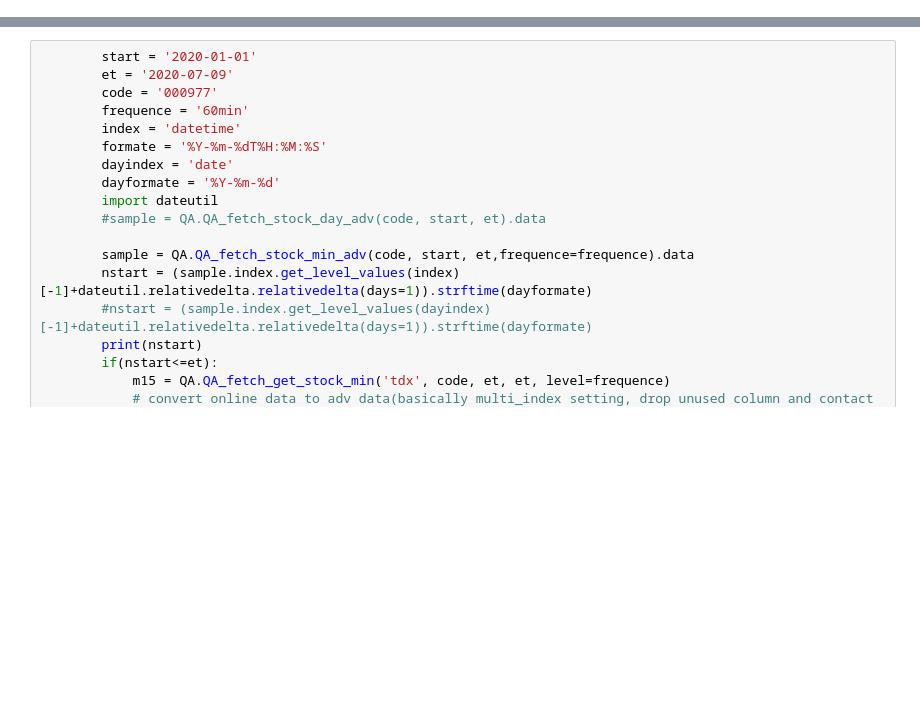
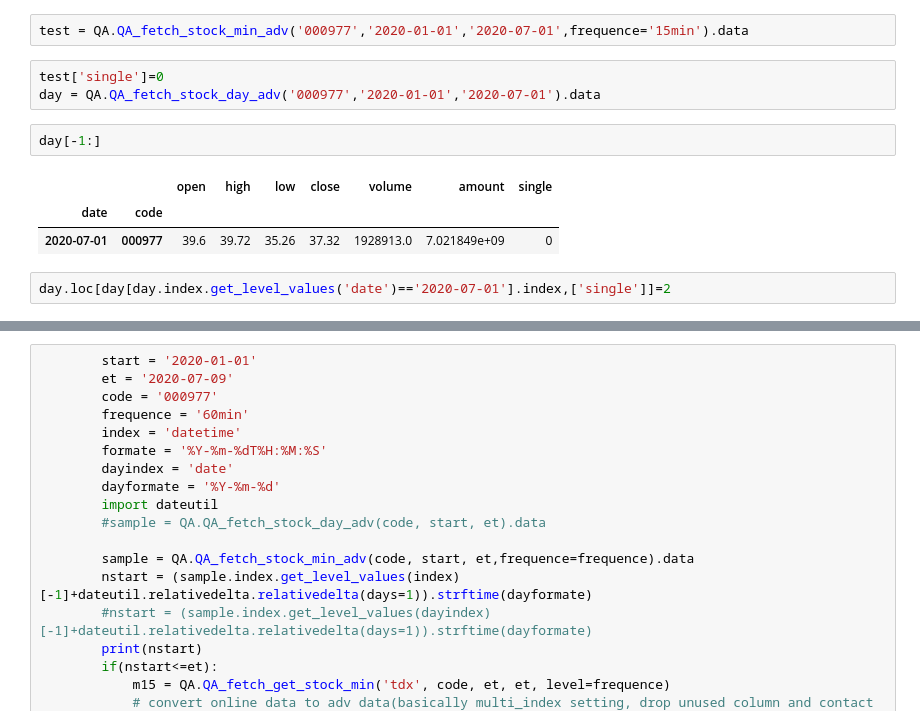
Before and after one commit to mildone/strategy, a Jupyter notebook: Untitled.ipynb, the cells around one changed output, grey strips where cells are left out. Saved outputs shown, nothing was run; the diff lists cells and outputs as text; blank space fills up the shorter version.

```diff
--- a/Untitled.ipynb
+++ b/Untitled.ipynb
@@ -100,0 +115,13 @@ def Plot(sample, short=10, mid=20, long=30):
+# %%
+test = QA.QA_fetch_stock_min_adv('000977','2020-01-01','2020-07-01',frequence='15min').data
+# %%
+test['single']=0
+day = QA.QA_fetch_stock_day_adv('000977','2020-01-01','2020-07-01').data
+# %%
+day[-1:]
+# %% [output]
+|  |  | open | high | low | close | volume | amount | single |
+| date | code |  |  |  |  |  |  |  |
+| 2020-07-01 | 000977 | 39.6 | 39.72 | 35.26 | 37.32 | 1928913.0 | 7.021849e+09 | 0 |
+# %%
+day.loc[day[day.index.get_level_values('date')=='2020-07-01'].index,['single']]=2
```
Also changed, not shown: parts of 2 cells of this notebook, 4 other files.
